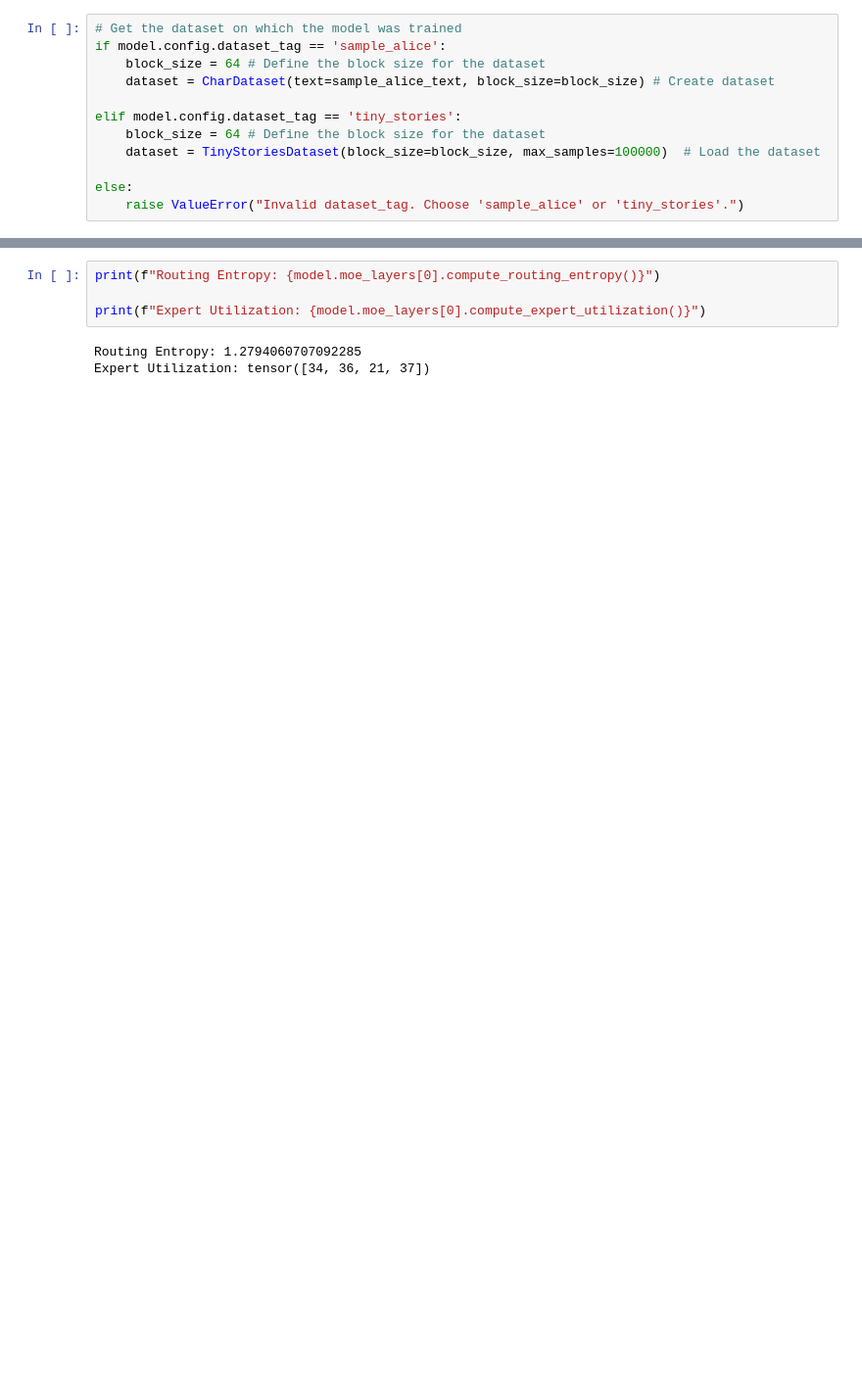
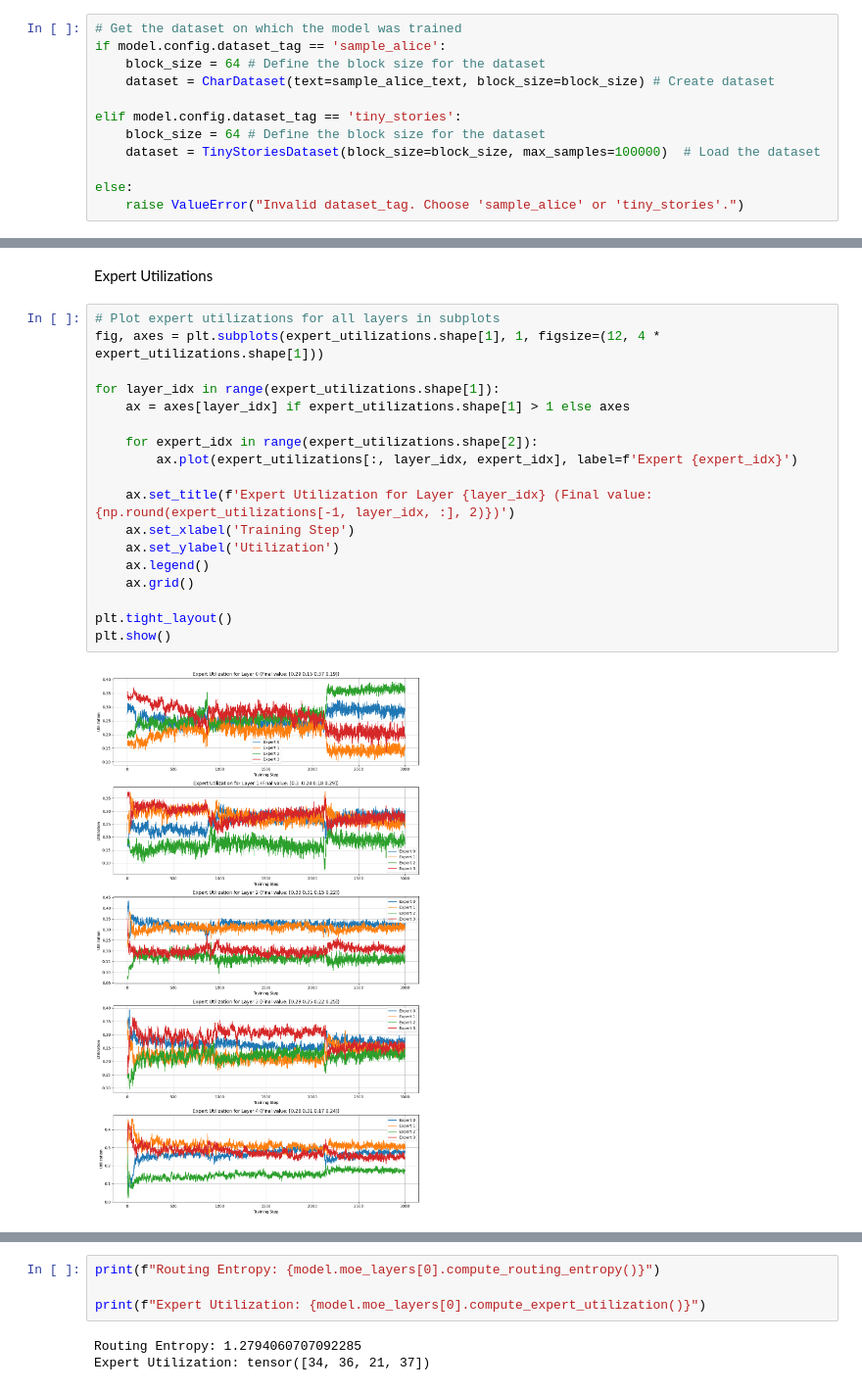
Before and after one commit to tsh-03/moe-experiments, a Jupyter notebook: moe-analyze.ipynb, the cells around one changed output, grey strips where cells are left out. Shown at 98% size. Cells and saved outputs as stored; diff of their text form; blank space fills up the shorter version.

```diff
--- a/moe-analyze.ipynb
+++ b/moe-analyze.ipynb
@@ -87,0 +92,22 @@ routing_entropies
+# %% [markdown]
+Expert Utilizations
+# %%
+# Plot expert utilizations for all layers in subplots
+fig, axes = plt.subplots(expert_utilizations.shape[1], 1, figsize=(12, 4 * expert_utilizations.shape[1]))
+
+for layer_idx in range(expert_utilizations.shape[1]):
+    ax = axes[layer_idx] if expert_utilizations.shape[1] > 1 else axes
+
+    for expert_idx in range(expert_utilizations.shape[2]):
+        ax.plot(expert_utilizations[:, layer_idx, expert_idx], label=f'Expert {expert_idx}')
+
+    ax.set_title(f'Expert Utilization for Layer {layer_idx} (Final value: {np.round(expert_utilizations[-1, layer_idx, :], 2)})')
+    ax.set_xlabel('Training Step')
+    ax.set_ylabel('Utilization')
+    ax.legend()
+    ax.grid()
+
+plt.tight_layout()
+plt.show()
+# %% [output]
+[figure, added]
```
Also changed, not shown: parts of 12 cells of this notebook, 5 other files.
